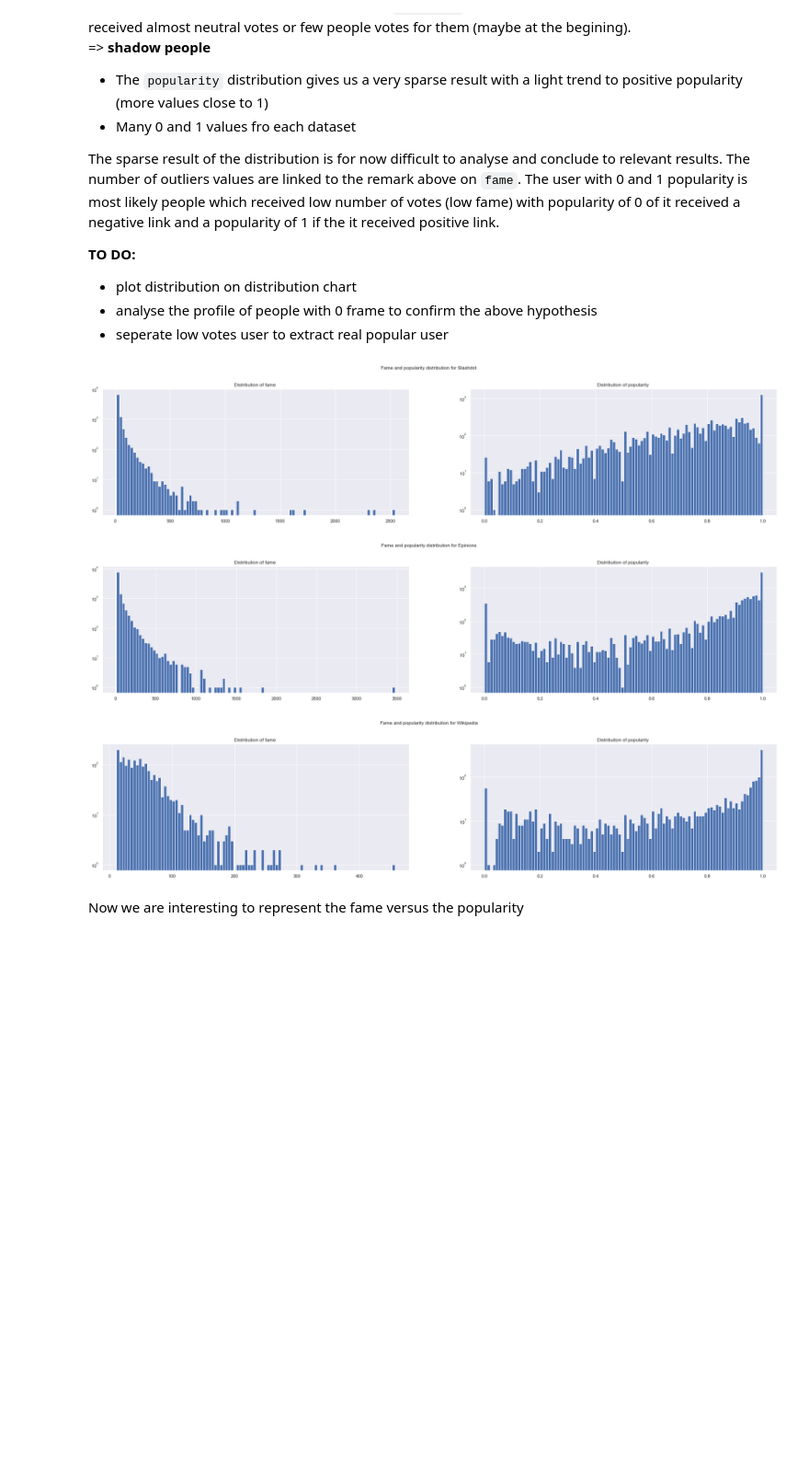
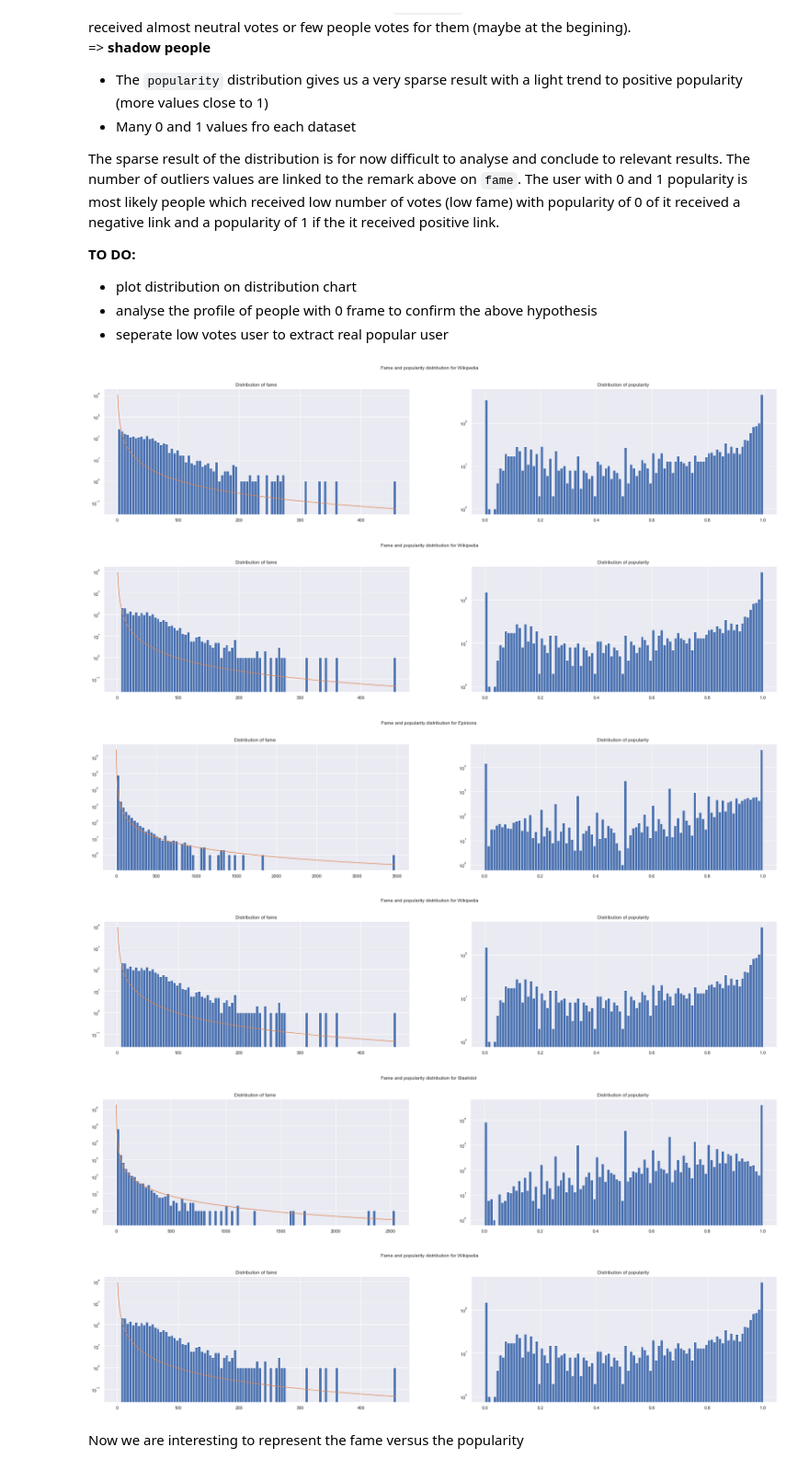
Before and after one commit to epfl-ada/ada-2020-project-milestone-p3-p3_adaptateur, a Jupyter notebook: notebook-matthieu.ipynb, the cells around one changed output. Shown at 92% size. Saved outputs shown, nothing was run; the diff lists cells and outputs as text; code cells hidden in the pictures; blank space fills up the shorter version.

```diff
--- a/notebook-matthieu.ipynb
+++ b/notebook-matthieu.ipynb
@@ -169,18 +169,24 @@ The sparse result of the distribution is for now difficult to analyse and conclu
 * analyse the profile of people with 0 frame to confirm the above hypothesis
 * seperate low votes user to extract real popular user
 # %%
-#Without ouliers
-for dataset in datasets:
-    dataset['fame_pop_clean'] = dataset['fame_pop'][dataset['fame_pop']['fame'] > 10]
+#With ouliers
+from numpy.random import power
 
-def plot_fame_and_pop(dataset):
-    fame_and_pop = dataset['fame_pop_clean']
+def plot_power_law(dataset, df_name, a):
+    fame_and_pop = dataset[df_name]
     fig, (ax1, ax2) = plt.subplots(1, 2, figsize = (30,6))
     fig.suptitle(f'Fame and popularity distribution for {dataset["name"]}')
 
-    ax1.hist(data=fame_and_pop, x='fame', bins=100)
+    count, bins, ignored = ax1.hist(data=fame_and_pop, x='fame', bins=100)
     ax1.set_title("Distribution of fame ")
     ax1.set_yscale('log')
+
+    samples = len(fame_and_pop['fame'])
+    s = np.random.power(a, samples)
+    x = np.linspace(1, fame_and_pop['fame'].max(), 500)
+    y = a*x**(-a-1)
+    normed_y = samples*np.diff(bins)[0]*y
+    ax1.plot(x,normed_y,label='Power law calibrated to  empirical density')
 
     ax2.hist(data=fame_and_pop, x='popularity', bins=100)
     ax2.set_title("Distribution of popularity ")
@@ -189,13 +195,21 @@ def plot_fame_and_pop(dataset):
 
     plt.subplots_adjust(top = 0.85, hspace=0.5)
     plt.show()
-plot_fame_and_pop(slashdot)
-plot_fame_and_pop(epinions)
-plot_fame_and_pop(wikipedia)
-# %% [output]
-[figure, removed]
-[figure, removed]
-[figure, removed]
+# %%
+for dataset in datasets:
+    #Plot with outliers, power param a=1
+    plot_power_law(dataset, "fame_pop", 1)
+    #Compute df without ouliers
+    dataset['fame_pop_clean'] = dataset['fame_pop'][dataset['fame_pop']['fame'] > 5]
+    #Plot with outliers, power param a=1
+    plot_power_law(wikipedia, "fame_pop_clean", 1)
+# %% [output]
+[figure, added]
+[figure, added]
+[figure, added]
+[figure, added]
+[figure, added]
+[figure, added]
 # %% [markdown]
 Now we are interesting to represent the fame versus the popularity
 # %%
```
Also changed, not shown: parts of 9 cells of this notebook.
